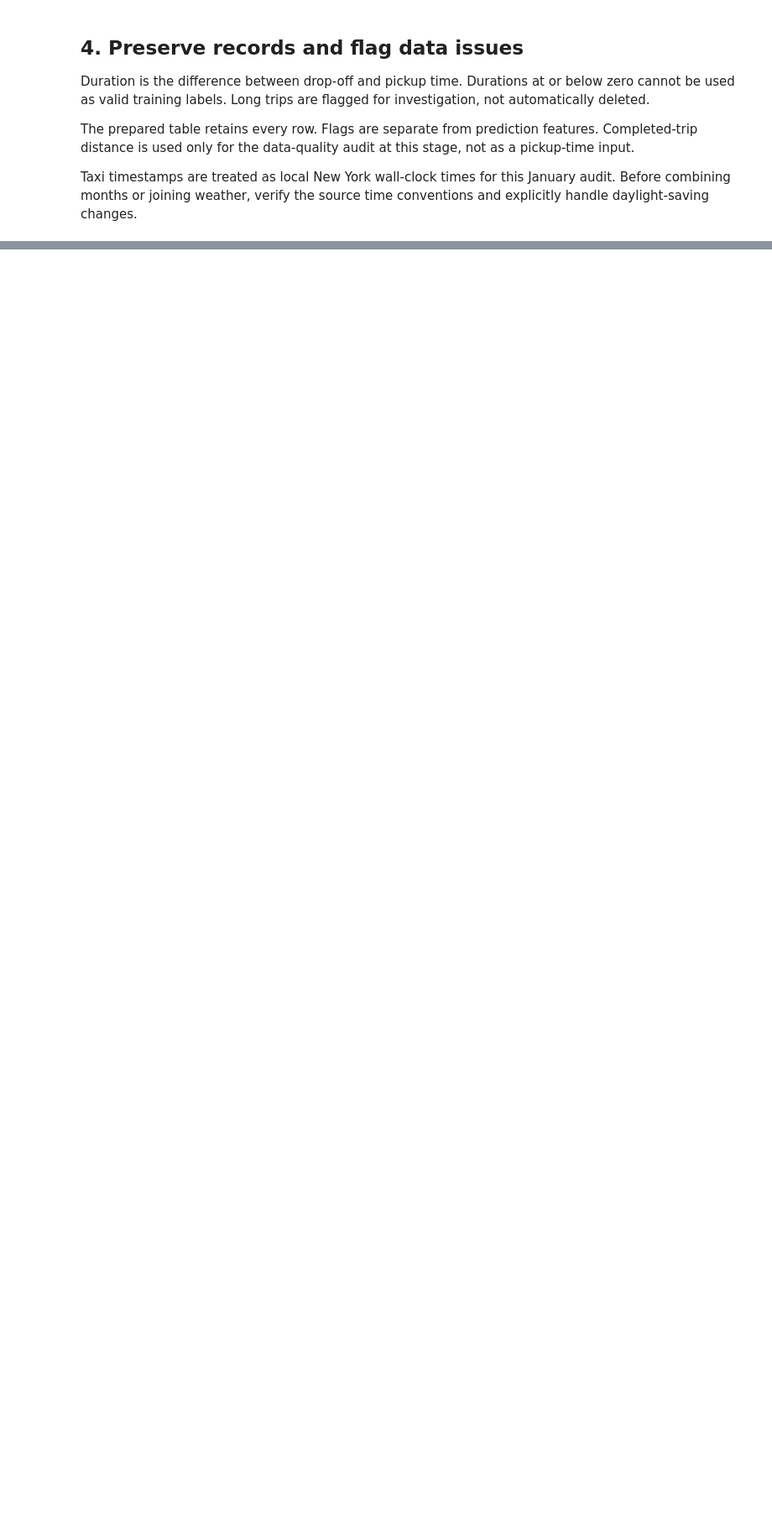
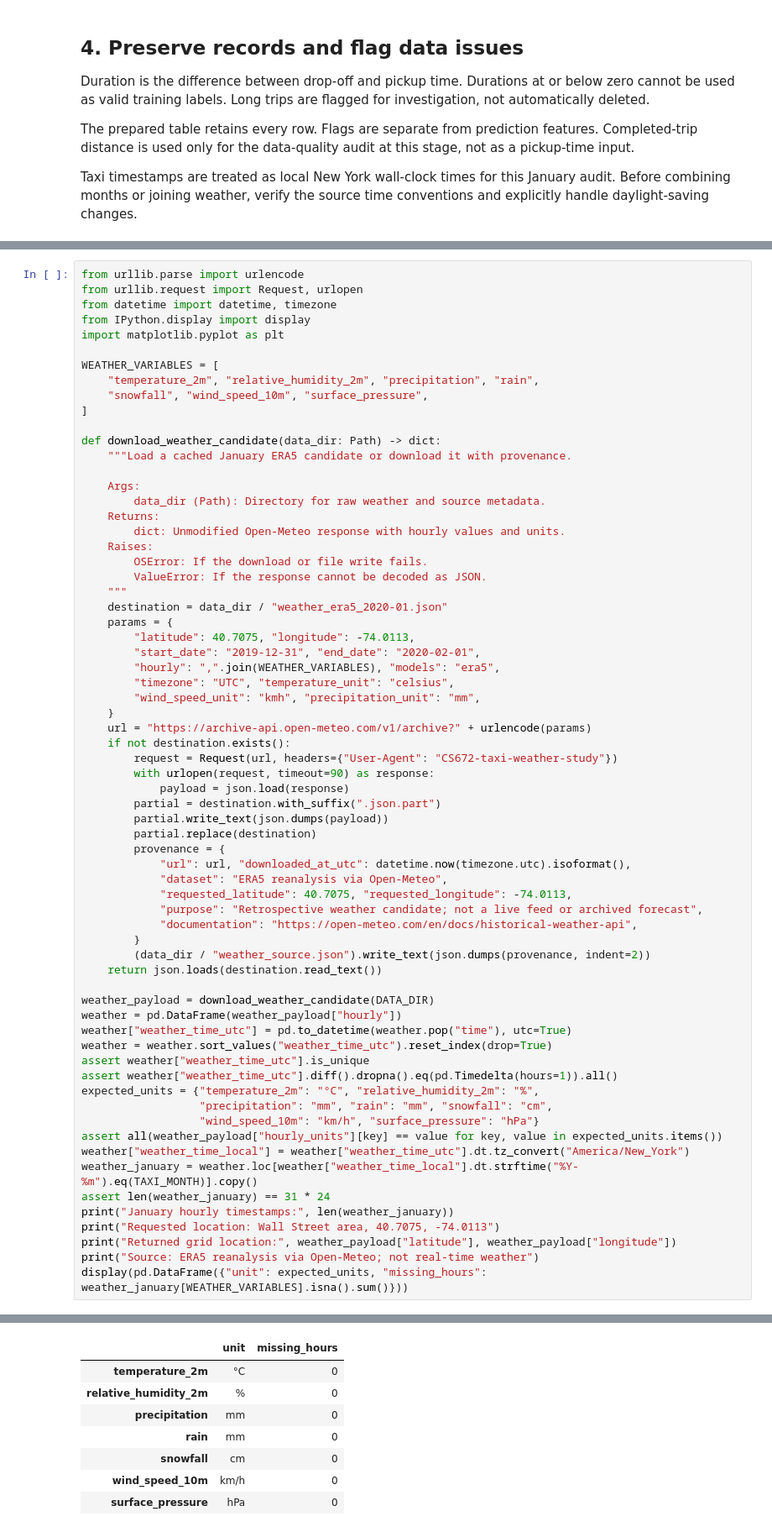
Before and after one commit to Negarkamvij/NYC-Taxi-Duration-Prediction, a Jupyter notebook: Taxi_Project_2.ipynb, the cells around one changed output, grey strips where cells are left out. Shown at 84% size. Cells and saved outputs as stored; diff of their text form; blank space fills up the shorter version.

```diff
--- a/Taxi_Project_2.ipynb
+++ b/Taxi_Project_2.ipynb
@@ -172,0 +217,68 @@ Candidate sources: the Meteostat source in the assignment, or another documented
+# %%
+from urllib.parse import urlencode
+from urllib.request import Request, urlopen
+from datetime import datetime, timezone
+from IPython.display import display
+import matplotlib.pyplot as plt
+
+WEATHER_VARIABLES = [
+    "temperature_2m", "relative_humidity_2m", "precipitation", "rain",
+    "snowfall", "wind_speed_10m", "surface_pressure",
+]
+
+def download_weather_candidate(data_dir: Path) -> dict:
+    """Load a cached January ERA5 candidate or download it with provenance.
+
+    Args:
+        data_dir (Path): Directory for raw weather and source metadata.
+    Returns:
+        dict: Unmodified Open-Meteo response with hourly values and units.
+    Raises:
+        OSError: If the download or file write fails.
+        ValueError: If the response cannot be decoded as JSON.
+    """
+    destination = data_dir / "weather_era5_2020-01.json"
+    params = {
+        "latitude": 40.7075, "longitude": -74.0113,
+        "start_date": "2019-12-31", "end_date": "2020-02-01",
+        "hourly": ",".join(WEATHER_VARIABLES), "models": "era5",
+        "timezone": "UTC", "temperature_unit": "celsius",
+        "wind_speed_unit": "kmh", "precipitation_unit": "mm",
+    }
+    url = "https://archive-api.open-meteo.com/v1/archive?" + urlencode(params)
+    if not destination.exists():
+        request = Request(url, headers={"User-Agent": "CS672-taxi-weather-study"})
+        with urlopen(request, timeout=90) as response:
+            payload = json.load(response)
+        partial = destination.with_suffix(".json.part")
+        partial.write_text(json.dumps(payload))
+        partial.replace(destination)
+        provenance = {
+            "url": url, "downloaded_at_utc": datetime.now(timezone.utc).isoformat(),
+            "dataset": "ERA5 reanalysis via Open-Meteo",
+            "requested_latitude": 40.7075, "requested_longitude": -74.0113,
+            "purpose": "Retrospective weather candidate; not a live feed or archived forecast",
+            "documentation": "https://open-meteo.com/en/docs/historical-weather-api",
+        }
+        (data_dir / "weather_source.json").write_text(json.dumps(provenance, indent=2))
+    return json.loads(destination.read_text())
+
+weather_payload = download_weather_candidate(DATA_DIR)
+weather = pd.DataFrame(weather_payload["hourly"])
+weather["weather_time_utc"] = pd.to_datetime(weather.pop("time"), utc=True)
+weather = weather.sort_values("weather_time_utc").reset_index(drop=True)
+assert weather["weather_time_utc"].is_unique
+assert weather["weather_time_utc"].diff().dropna().eq(pd.Timedelta(hours=1)).all()
+expected_units = {"temperature_2m": "°C", "relative_humidity_2m": "%",
+                  "precipitation": "mm", "rain": "mm", "snowfall": "cm",
+                  "wind_speed_10m": "km/h", "surface_pressure": "hPa"}
+assert all(weather_payload["hourly_units"][key] == value for key, value in expected_units.items())
+weather["weather_time_local"] = weather["weather_time_utc"].dt.tz_convert("America/New_York")
+weather_january = weather.loc[weather["weather_time_local"].dt.strftime("%Y-%m").eq(TAXI_MONTH)].copy()
+assert len(weather_january) == 31 * 24
+print("January hourly timestamps:", len(weather_january))
+print("Requested location: Wall Street area, 40.7075, -74.0113")
+print("Returned grid location:", weather_payload["latitude"], weather_payload["longitude"])
+print("Source: ERA5 reanalysis via Open-Meteo; not real-time weather")
+display(pd.DataFrame({"unit": expected_units, "missing_hours": weather_january[WEATHER_VARIABLES].isna().sum()}))
+# %% [output]
@@ -172,0 +289,8 @@ Candidate sources: the Meteostat source in the assignment, or another documented
+|  | unit | missing_hours |
+| temperature_2m | °C | 0 |
+| relative_humidity_2m | % | 0 |
+| precipitation | mm | 0 |
+| rain | mm | 0 |
+| snowfall | cm | 0 |
+| wind_speed_10m | km/h | 0 |
+| surface_pressure | hPa | 0 |
```
Also changed, not shown: parts of 13 cells of this notebook, 7 other files.
